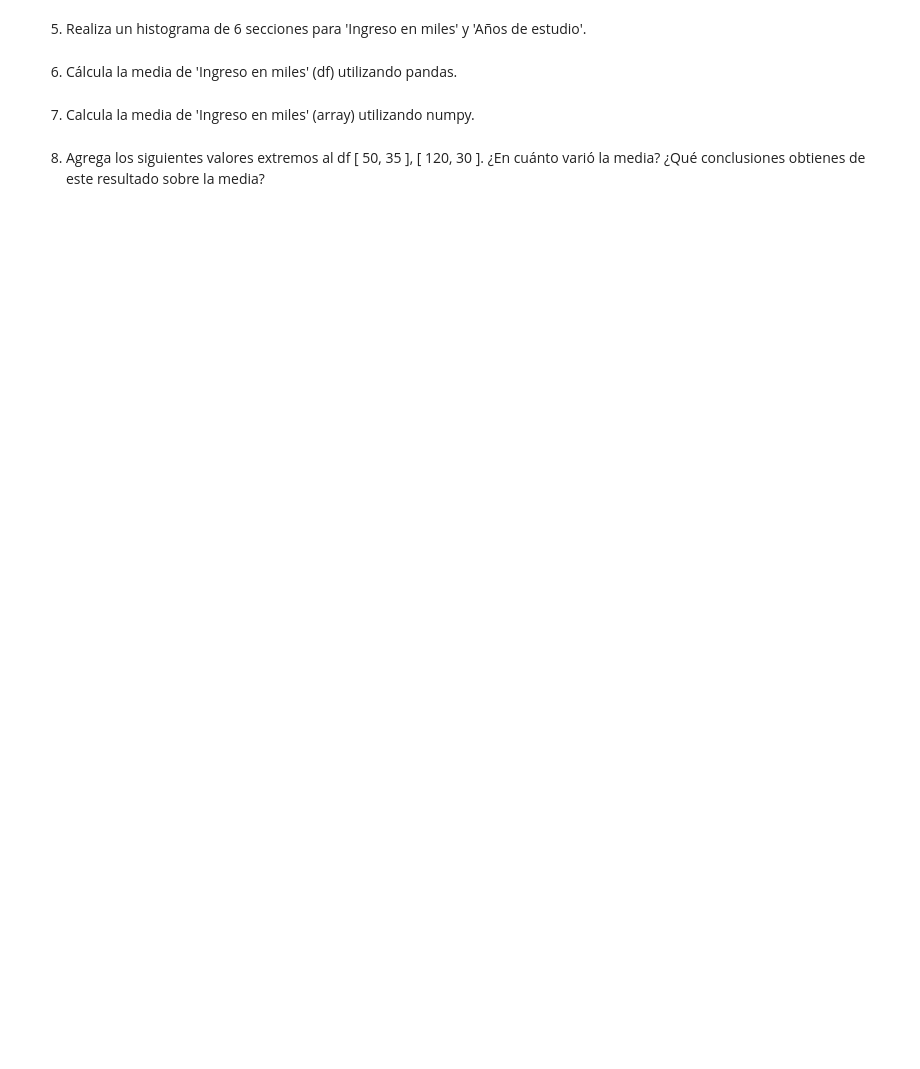
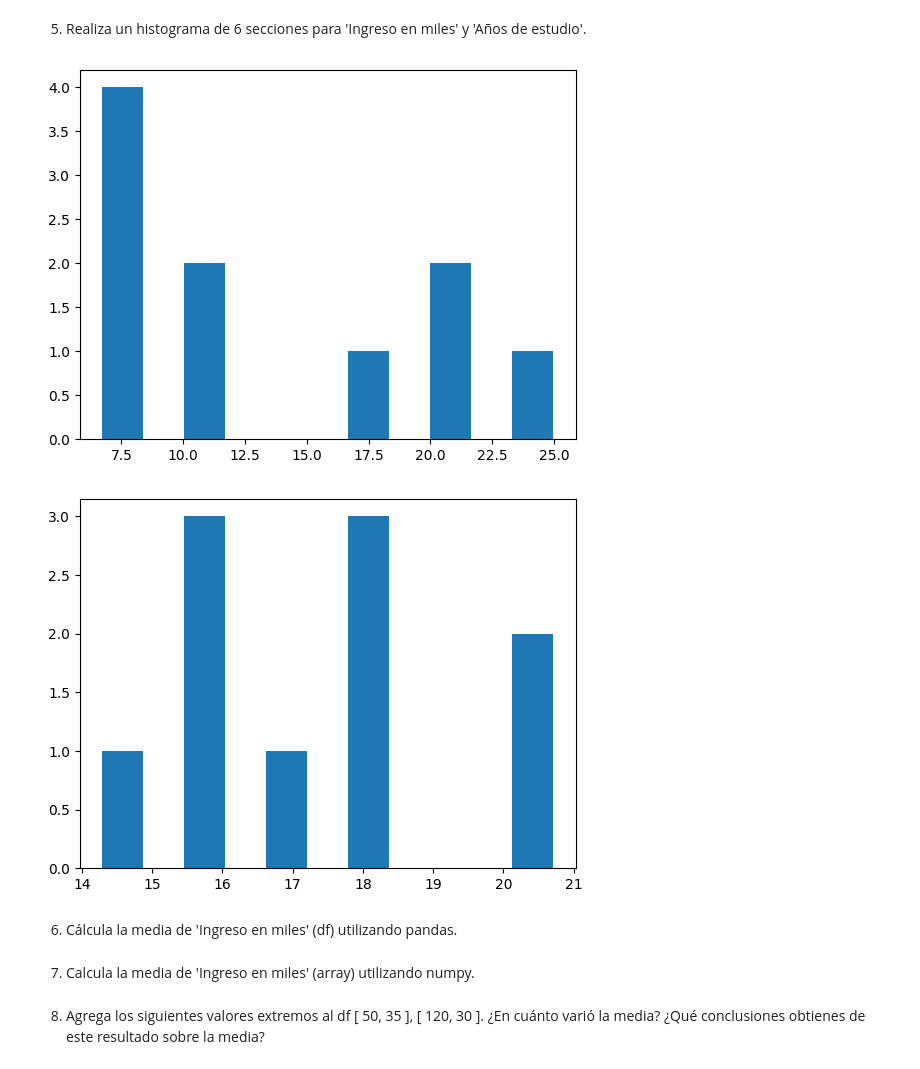
Before and after one commit to Zogar89/HenryCBI, a Jupyter notebook: M1 C1: Estadística.ipynb, the cells around one changed output. Cells and saved outputs as stored; diff of their text form; code cells hidden in the pictures; blank space fills up the shorter version.

```diff
--- a/M1 C1: Estadística.ipynb
+++ b/M1 C1: Estadística.ipynb
@@ -71,3 +94,17 @@ print(Mediana(listaplana))
 4. Con los siguientes datos construye un df y un array que permitan describir adecuadamente la muestra.<br>
 'Ingreso en miles' : 10.5	6.8	20.7	18.2	8.6	25.8	22.2	5.9	7.6	11.8 <br>
 'Años de estudio': 17	18	21	16	16	21	16	14	18	18<br>
+# %%
+miles=[10.5,6.8,20.7,18.2,8.6,25.8,22.2,5.9,7.6,11.8]
+miles2= "10.5 6.8 20.7 18.2 8.6 25.8 22.2 5.9 7.6 11.8"
+ingresos= miles2.split()
+anos=[17,18,21,16,16,21,16,14,18,18]
+
+
+print(ingresos)
+print(estudio)
+
+d = {'col1': miles, 'col2': anos}
+df = pd.DataFrame(data=d)
+
+df
@@ -74,5 +125,13 @@ print(Mediana(listaplana))
 # %% [markdown]
 5. Realiza un histograma de 6 secciones para 'Ingreso en miles' y 'Años de estudio'.
+# %%
+plt.hist(x=df["col1"], bins=6,rwidth=0.5)
+plt.show()
+plt.hist(x=df["col2"], bins=6,rwidth=0.5)
+plt.show()
+# %% [output]
+[figure, added]
+[figure, added]
 # %% [markdown]
 6. Cálcula la media de 'Ingreso en miles' (df) utilizando pandas.
 # %% [markdown]
```
Also changed, not shown: parts of 5 cells of this notebook.
